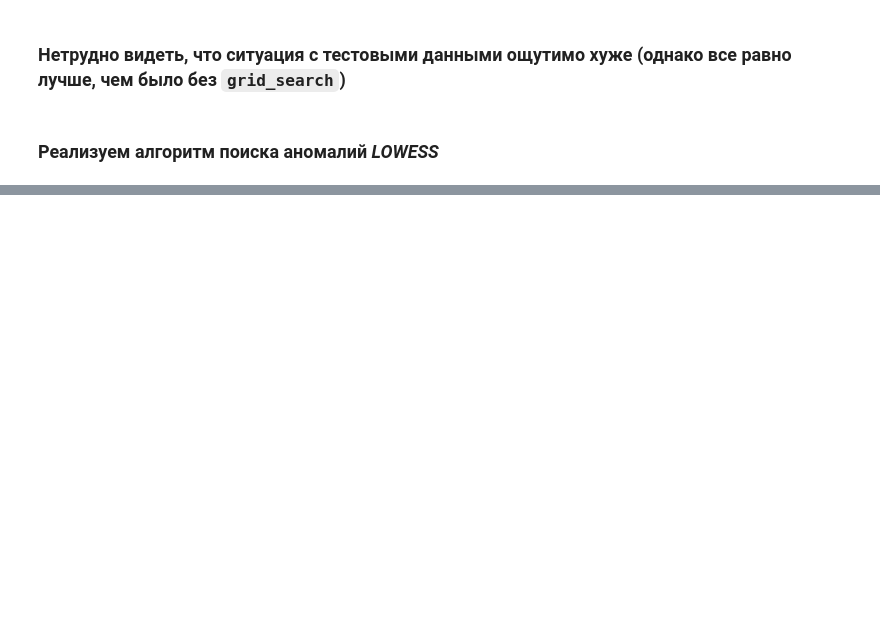
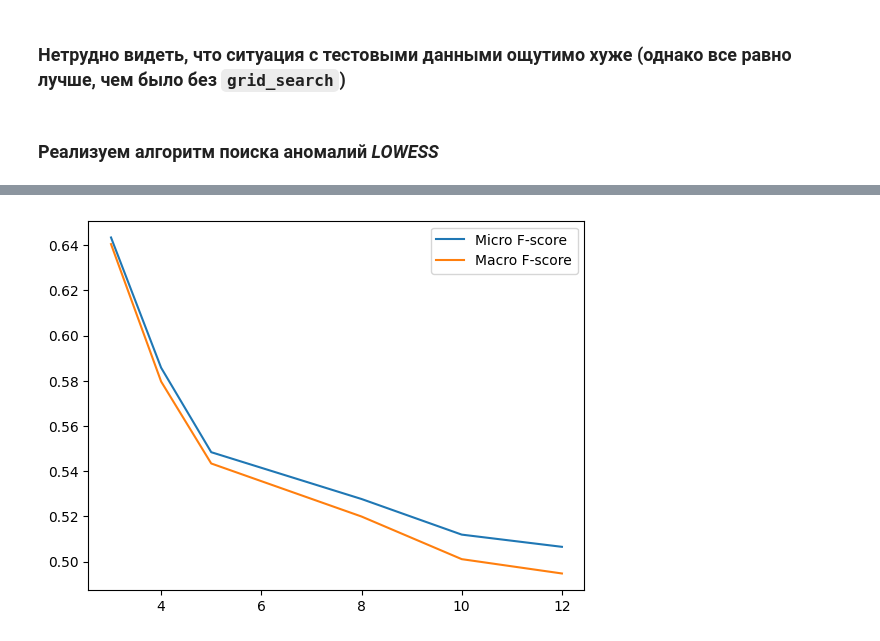
Before and after one commit to awwaw/data_analysis_dataset, a Jupyter notebook: KNN/KNN.ipynb, the cells around one changed output, grey strips where cells are left out. Cells and saved outputs as stored; diff of their text form; code cells hidden in the pictures; blank space fills up the shorter version.

```diff
--- a/KNN/KNN.ipynb
+++ b/KNN/KNN.ipynb
@@ -448,0 +440,9 @@ best_params = {
+# %%
+y_pred = []
+for idx in range(X_train.shape[0]):
+    point = X_train.iloc[idx:idx + 1]
+    y_pred.append(knn.predict(point))
+
+micro_fscore = f1_score(y_train, y_pred, average="micro")
+print(f"Micro F-score on train data - {micro_fscore}")
+print(f"Macro F-score on train data - {f1_score(y_train, y_pred, average='macro')}")
@@ -485,0 +607,32 @@ def predict_lowess(X: pd.DataFrame, y: pd.Series, params: dict, lowess_kernel: K
+# %%
+ks = [3, 4, 5, 8, 10, 12]
+
+micro_non_fixed = []
+macro_non_fixed = []
+
+for k in ks:
+    knn = KNNClassifier(k=k,
+                        radius=1,
+                        kernel=GaussianKernel(),
+                        mode="non-fixed",
+                        algorithm="ball_tree",
+                        metric=manhattan)
+
+    knn.fit(X_train, y_train)
+    predictions = []
+    for idx in range(X_train.shape[0]):
+        point = X_train.iloc[idx:idx + 1]
+        predictions.append(knn.predict(point))
+
+    micro_fscore = f1_score(y_train.tolist(), predictions, average="micro")
+    macro_fscore = f1_score(y_train.tolist(), predictions, average="macro")
+
+    micro_non_fixed.append(micro_fscore)
+    macro_non_fixed.append(macro_fscore)
+# %%
+plt.plot(ks, micro_non_fixed)
+plt.plot(ks, macro_non_fixed)
+plt.legend(["Micro F-score", "Macro F-score"])
+plt.show()
+# %% [output]
+[figure, added]
```
Also changed, not shown: parts of 26 cells of this notebook.
